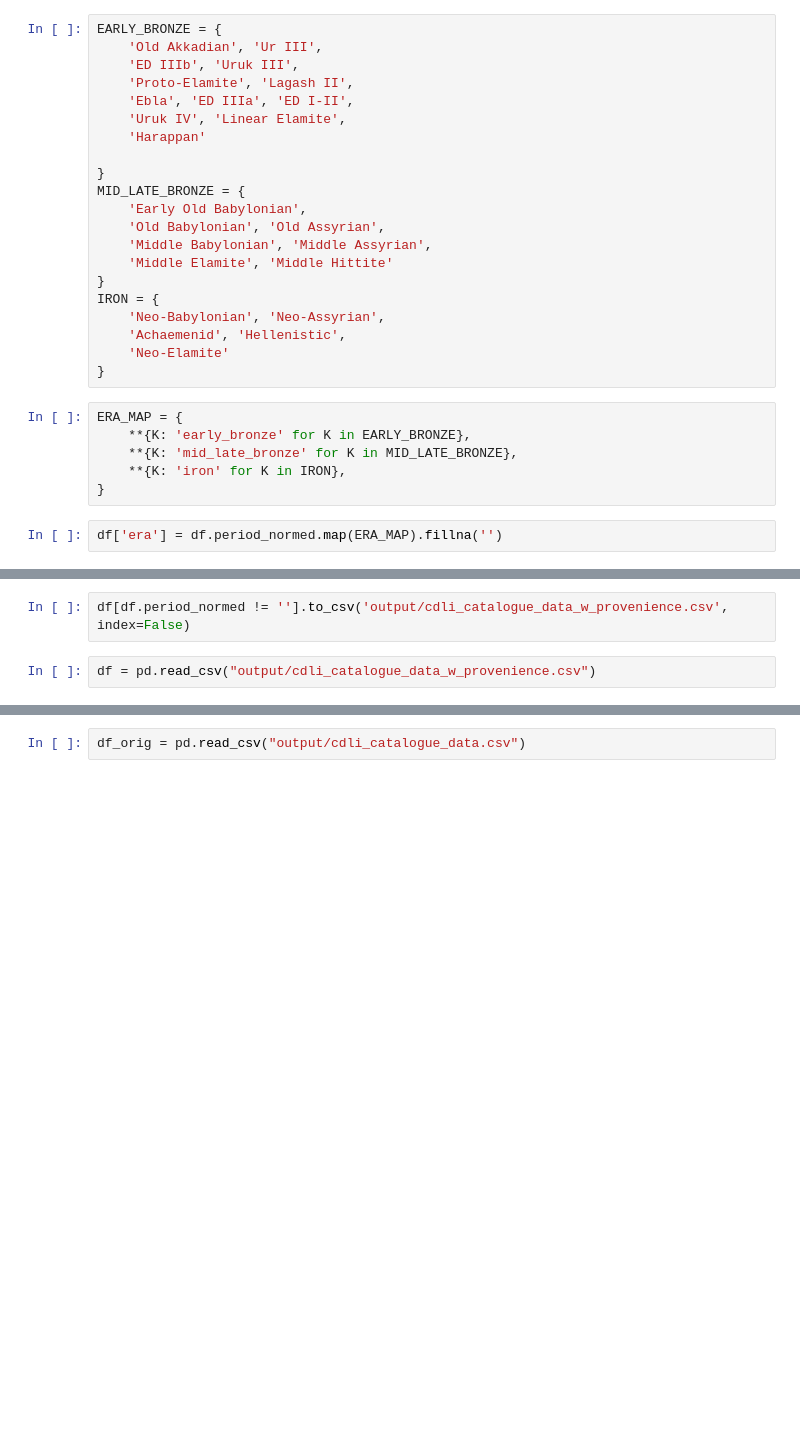
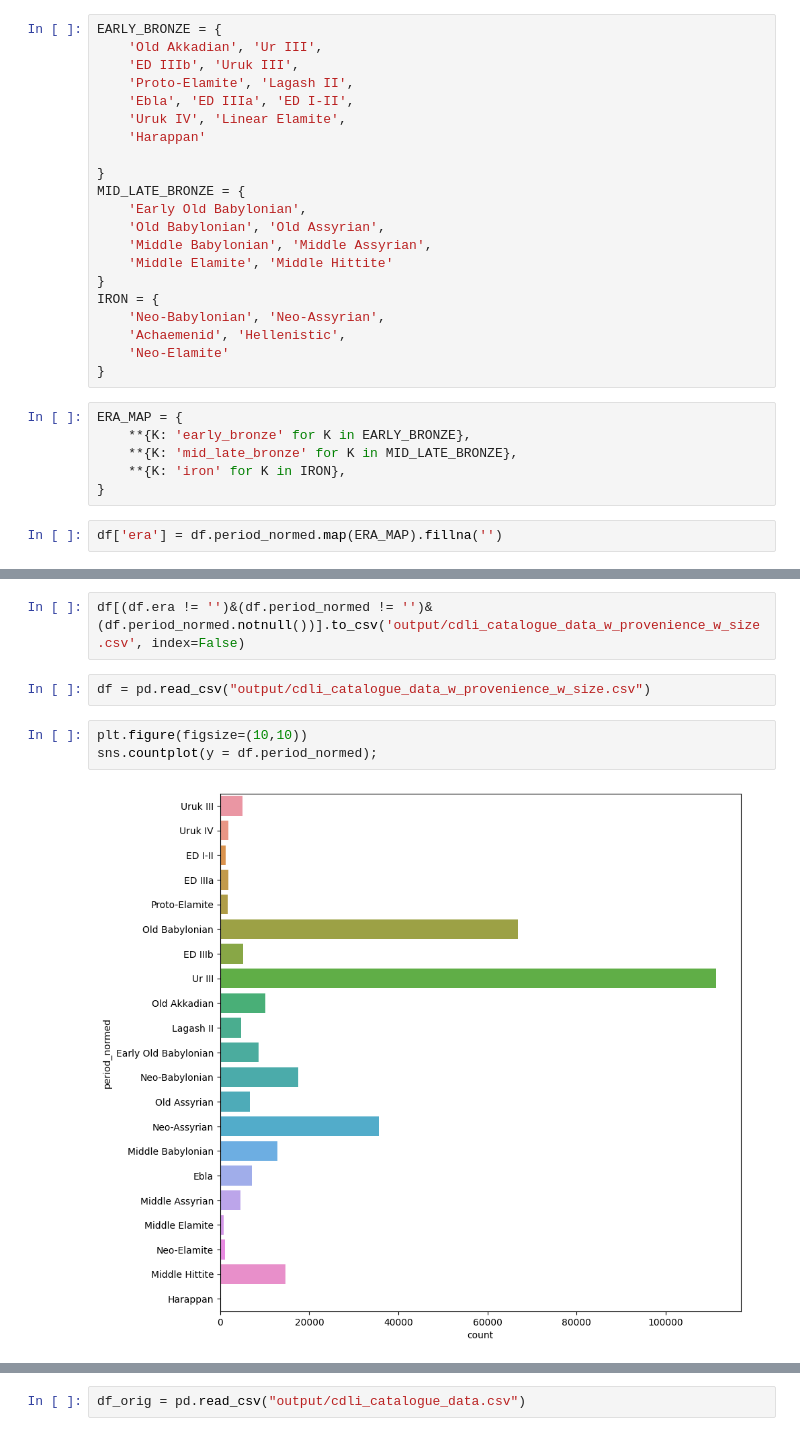
Before and after one commit to daniellekap/ShapingHistory, a Jupyter notebook: 0. get and preprocess CDLI tabular data.ipynb, the cells around one changed output, grey strips where cells are left out. Cells and saved outputs as stored; diff of their text form; blank space fills up the shorter version.

```diff
--- a/0. get and preprocess CDLI tabular data.ipynb
+++ b/0. get and preprocess CDLI tabular data.ipynb
@@ -177,4 +171,9 @@ sns.countplot(y = df.period_normed);
 # %%
-df[df.period_normed != ''].to_csv('output/cdli_catalogue_data_w_provenience.csv', index=False)
+df[(df.era != '')&(df.period_normed != '')&(df.period_normed.notnull())].to_csv('output/cdli_catalogue_data_w_provenience_w_size.csv', index=False)
 # %%
-df = pd.read_csv("output/cdli_catalogue_data_w_provenience.csv")
+df = pd.read_csv("output/cdli_catalogue_data_w_provenience_w_size.csv")
+# %%
+plt.figure(figsize=(10,10))
+sns.countplot(y = df.period_normed);
+# %% [output]
+[figure, added]
```
Also changed, not shown: parts of 29 cells of this notebook, 2 other files.
